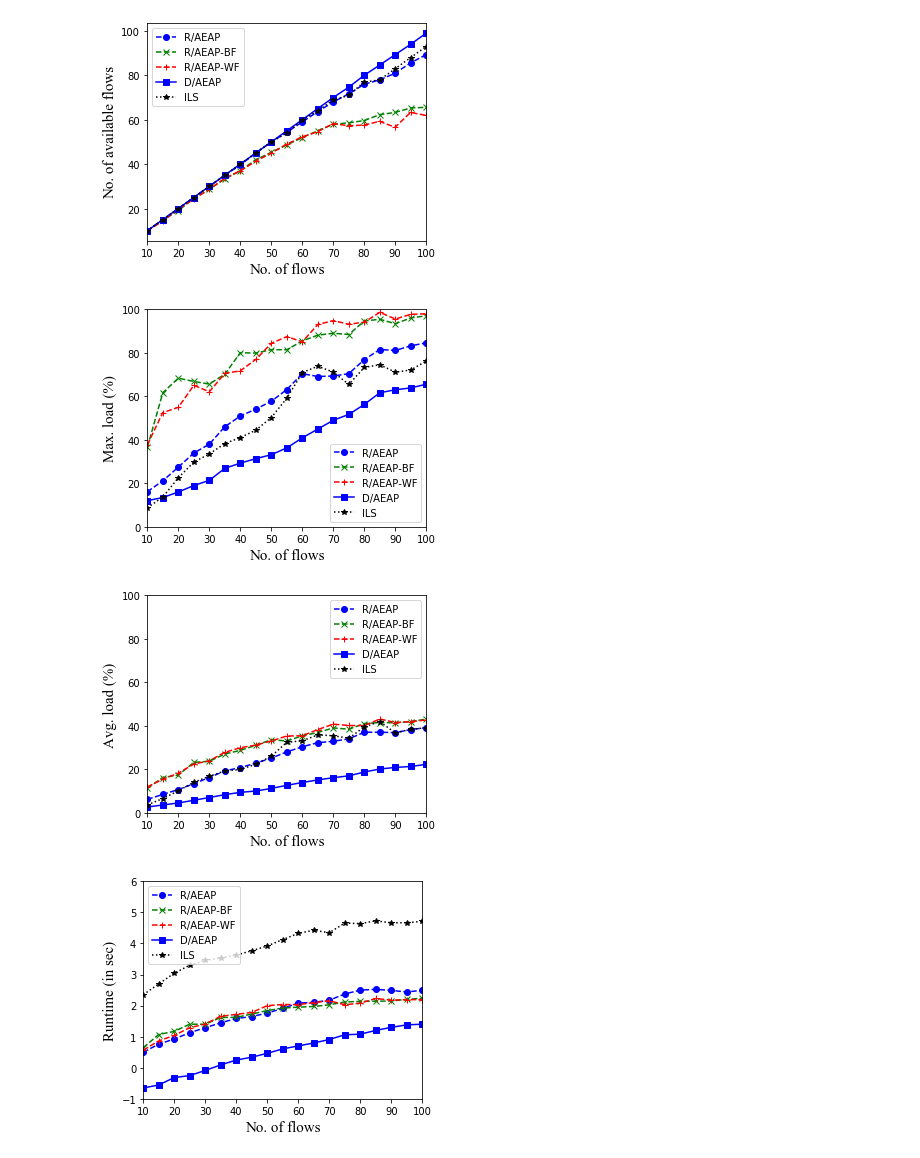
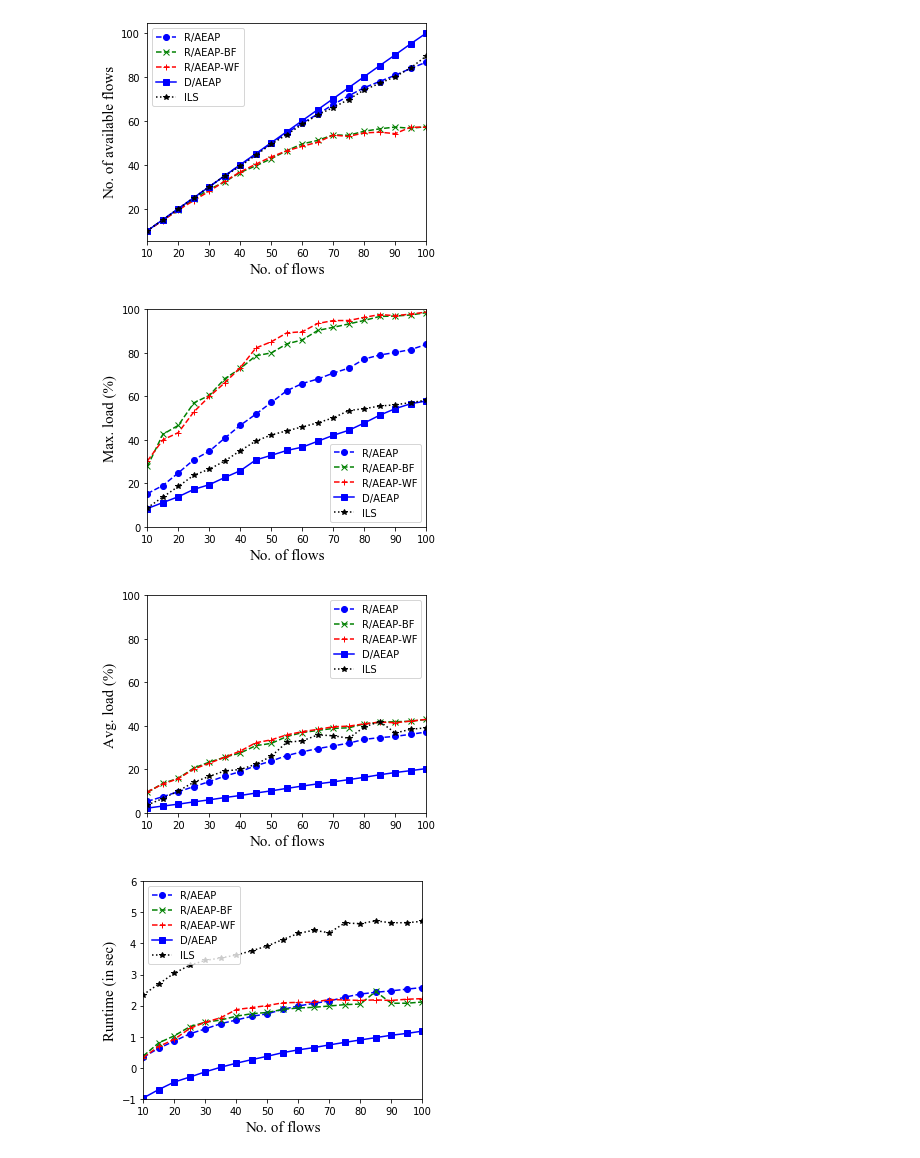
Before and after one commit to ZitaoLi/tsn_routing_scheduling, a Jupyter notebook: res/v_flow_size.ipynb, the cells around one changed output. Cells and saved outputs as stored; diff of their text form; code cells hidden in the pictures.

Commit message:
Visualization Scripts: modify

```diff
--- a/res/v_flow_size.ipynb
+++ b/res/v_flow_size.ipynb
@@ -23,19 +23,19 @@ filenames_dict = {
 }
 
 for filename in filenames:
-    if re.match(r'b.*(t1|t2).*(ba|rrg|er).*backtracking.*aeap\.csv', filename):
+    if re.match(r'b.*(ba|rrg).*backtracking.*aeap\.csv', filename):
         filenames_dict['R/AEAP'].append(filename)
-    elif re.match(r'b.*(t1|t2).*(ba|rrg|er).*backtracking.*aeapbf\.csv', filename):
+    elif re.match(r'b.*(ba|rrg).*backtracking.*aeapbf\.csv', filename):
         filenames_dict['R/AEAP-BF'].append(filename)
-    elif re.match(r'b.*(t1|t2).*(ba|rrg|er).*backtracking.*aeapwf\.csv', filename):
+    elif re.match(r'b.*(ba|rrg).*backtracking.*aeapwf\.csv', filename):
         filenames_dict['R/AEAP-WF'].append(filename)
-    elif re.match(r'b.*(t1|t2).*(ba|rrg|er).*dijkstra.*aeap\.csv', filename):
+    elif re.match(r'b.*(ba|rrg).*dijkstra.*aeap\.csv', filename):
         filenames_dict['D/AEAP'].append(filename)
     # elif re.match(r'b.*t1.*dijkstra.*aeapbf\.csv', filename):
     #     filenames_dict['d-aeapbf'].append(filename)
     # elif re.match(r'b.*t1.*dijkstra.*aeapwf\.csv', filename):
     #     filenames_dict['d-aeapwf'].append(filename)
-    elif re.match(r'o.*(t1|t2).*(ba|rrg|er).*backtracking.*aeap\.csv', filename):  # only care about R/AEAP
+    elif re.match(r'o.*(ba|rrg|er).*backtracking.*aeap\.csv', filename):  # only care about R/AEAP
         filenames_dict['ILS'].append(filename)
 
 fig_1, ax_1 = plt.subplots(figsize=FIG_SIZE)  # no. of available flows
@@ -155,6 +155,7 @@ for alias in filenames_dict.keys():
     ax_1.set_xlabel('No. of flows', fontdict=fontdict)
     ax_1.set_ylabel('No. of available flows', fontdict=fontdict)
     ax_1.legend()
+    fig_1.savefig('./fig_num_aflow.png')
     # max. load
     ax_2.plot(x, avg_max_load_array * 100, label='{}'.format(alias),
               marker=markers[alias], markersize=6, markerfacecolor=colors[alias], color=colors[alias], linestyle=linestyles[alias])
@@ -164,6 +165,7 @@ for alias in filenames_dict.keys():
     ax_2.set_xlabel('No. of flows', fontdict=fontdict)
     ax_2.set_ylabel('Max. load (%)', fontdict=fontdict)
     ax_2.legend()
+    fig_2.savefig('./fig_num_maxload.png')
     # avg. load
     ax_3.plot(x, avg_avg_load_array * 100, label='{}'.format(alias),
               marker=markers[alias], markersize=6, markerfacecolor=colors[alias], color=colors[alias], linestyle=linestyles[alias])
@@ -182,6 +184,7 @@ for alias in filenames_dict.keys():
     ax_4.set_xlabel('No. of flows', fontdict=fontdict)
     ax_4.set_ylabel('Runtime (in sec)', fontdict=fontdict)
     ax_4.legend()
+    fig_4.savefig('./fig_num_runtime.png')
     # avg. total guard band
     ax_5.plot(x, avg_total_guard_band_array / 1024, label='{}'.format(alias),
               marker=markers[alias], markersize=6, markerfacecolor=colors[alias], color=colors[alias], linestyle=linestyles[alias])
@@ -190,34 +193,35 @@ for alias in filenames_dict.keys():
     ax_5.xaxis.set_major_locator(ticker.MultipleLocator(tick_spacing))
     ax_5.set_xlabel('No. of flows', fontdict=fontdict)
     ax_5.set_ylabel('Avg. guard bands sum (in KB)', fontdict=fontdict)
     ax_5.legend()
+    fig_5.savefig('./fig_num_gbsum.png')
     # avg. delay
     ax_6.plot(x, np.log10(avg_delay_array), label='{}'.format(alias),
               marker=markers[alias], markersize=6, markerfacecolor=colors[alias], color=colors[alias], linestyle=linestyles[alias])
     ax_6.set_xlim(x[0], x[-1])
     ax_6.xaxis.set_major_locator(ticker.MultipleLocator(tick_spacing))
     ax_6.set_xlabel('No. of flows', fontdict=fontdict)
     ax_6.set_ylabel('Avg. delay (in µs)', fontdict=fontdict)
     ax_6.legend()
     # avg. reliability
     ax_7.plot(x, avg_reliability_array * 100, label='{}'.format(alias),
               marker=markers[alias], markersize=6, markerfacecolor=colors[alias], color=colors[alias], linestyle=linestyles[alias])
     ax_7.set_xlim(x[0], x[-1])
     # ax_7.set_ylim(ymax=100)
     ax_7.xaxis.set_major_locator(ticker.MultipleLocator(tick_spacing))
     ax_7.set_xlabel('no. of flows', fontdict=fontdict)
     ax_7.set_ylabel('Avg. reliability (%)', fontdict=fontdict)
     ax_7.legend()
     # avg. quality
     ax_8.plot(x, avg_quality_array, label='{}'.format(alias),
               marker=markers[alias], markersize=6, markerfacecolor=colors[alias], color=colors[alias], linestyle=linestyles[alias])
     ax_8.set_xlim(x[0], x[-1])
     ax_8.xaxis.set_major_locator(ticker.MultipleLocator(tick_spacing))
     ax_8.set_xlabel('No. of flows', fontdict=fontdict)
     ax_8.set_ylabel('Avg. objective value', fontdict=fontdict)
     ax_8.legend()
 # %% [output]
-[figure, old version]
+[figure, new version]
-[figure, old version]
+[figure, new version]
-[figure, old version]
+[figure, new version]
-[figure, old version]
+[figure, new version]
```
Also changed, not shown: parts of 1 cell of this notebook, 1 other file.
